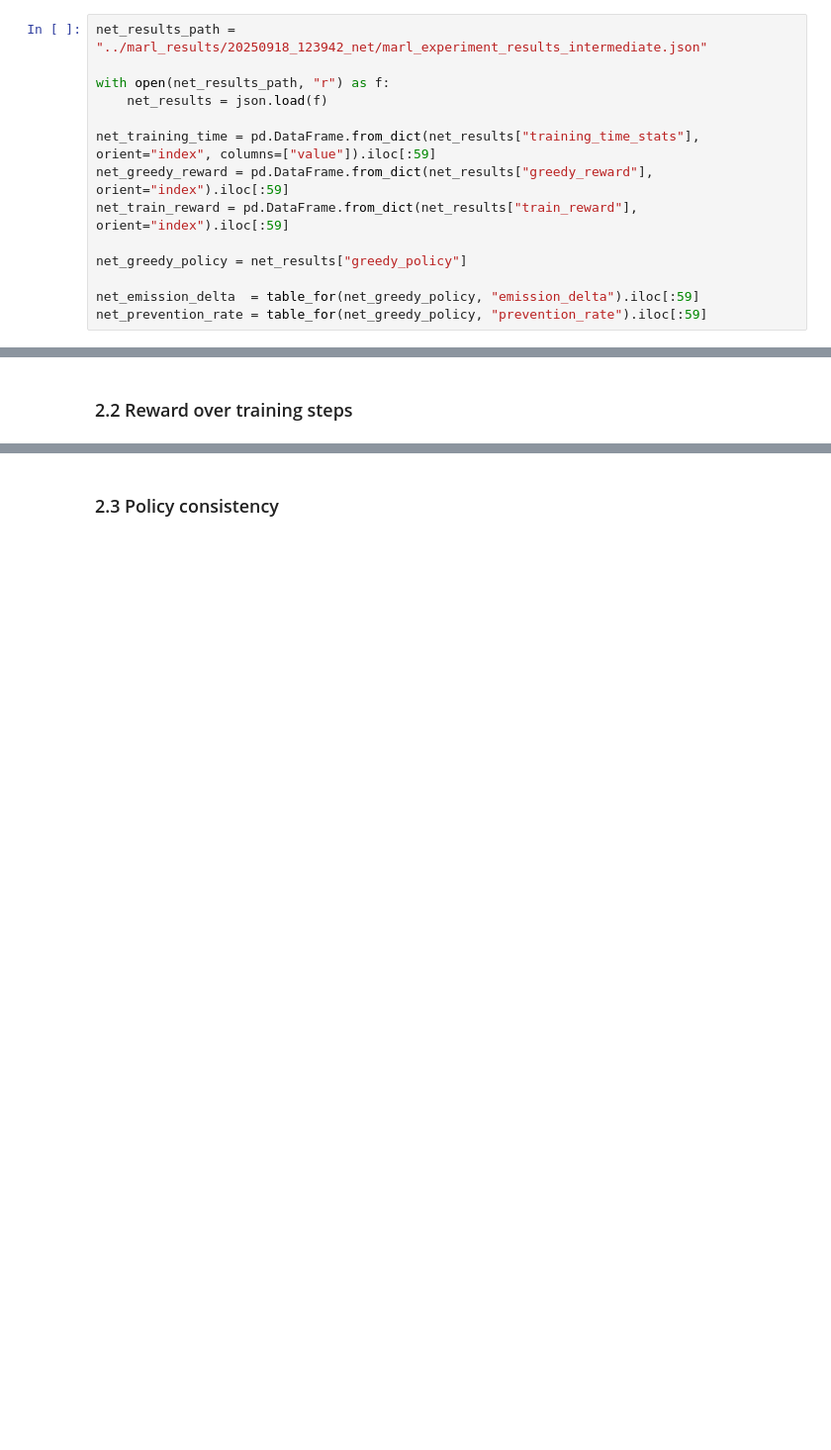
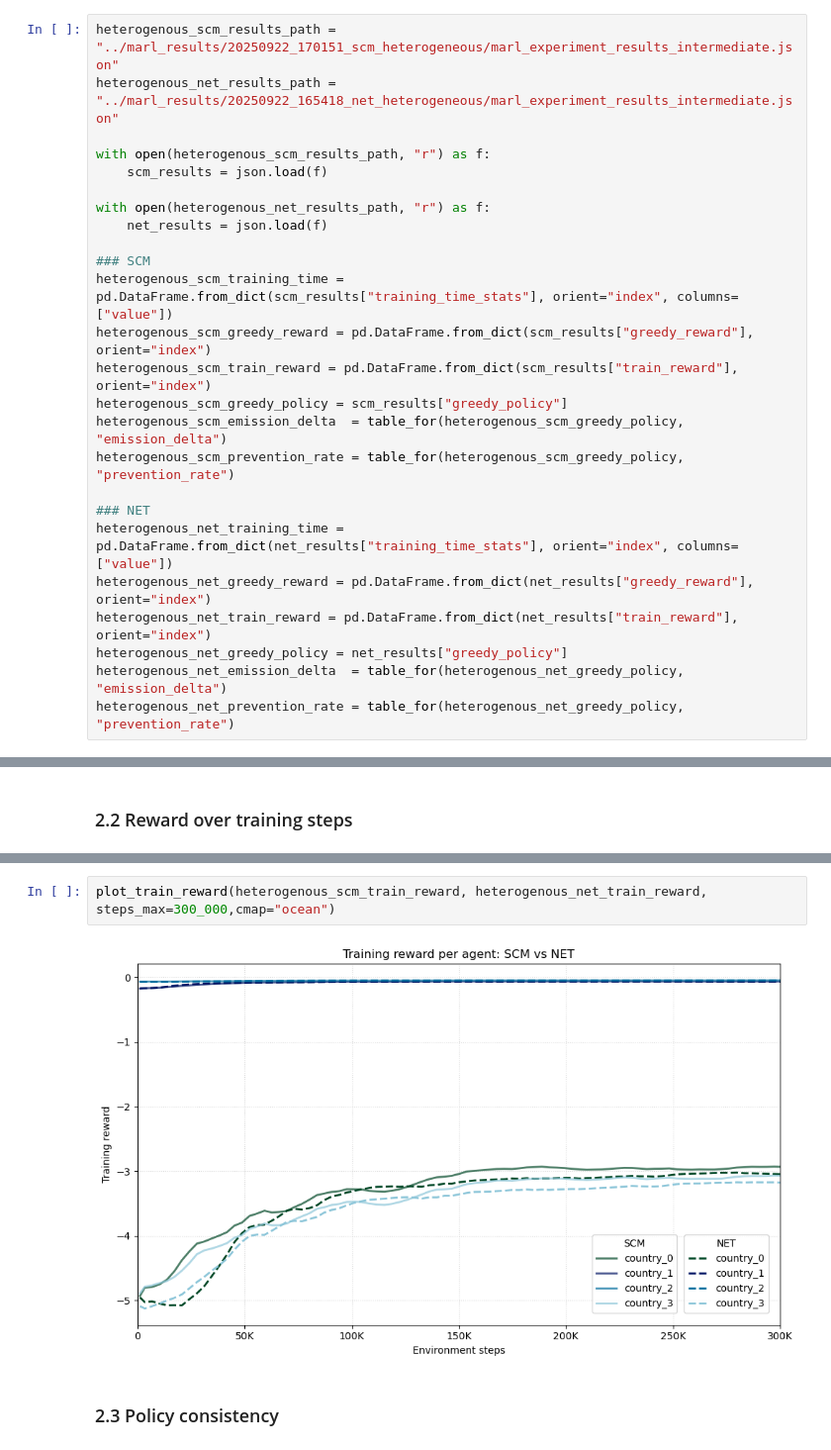
Before and after one commit to oskarbohnlassen/ciceroscm-surrogate, a Jupyter notebook: notebooks/marl_results.ipynb, the cells around one changed output, grey strips where cells are left out. Shown at 99% size. Cells and saved outputs as stored; diff of their text form; blank space fills up the shorter version.

```diff
--- a/notebooks/marl_results.ipynb
+++ b/notebooks/marl_results.ipynb
@@ -41,17 +42,28 @@ scm_prevention_rate = table_for(scm_greedy_policy, "prevention_rate").iloc[:59]
 # %%
-net_results_path = "../marl_results/20250918_123942_net/marl_experiment_results_intermediate.json"
+heterogenous_scm_results_path = "../marl_results/20250922_170151_scm_heterogeneous/marl_experiment_results_intermediate.json"
+heterogenous_net_results_path = "../marl_results/20250922_165418_net_heterogeneous/marl_experiment_results_intermediate.json"
 
-with open(net_results_path, "r") as f:
+with open(heterogenous_scm_results_path, "r") as f:
+    scm_results = json.load(f)
+
+with open(heterogenous_net_results_path, "r") as f:
     net_results = json.load(f)
 
-net_training_time = pd.DataFrame.from_dict(net_results["training_time_stats"], orient="index", columns=["value"]).iloc[:59]
-net_greedy_reward = pd.DataFrame.from_dict(net_results["greedy_reward"], orient="index").iloc[:59]
-net_train_reward = pd.DataFrame.from_dict(net_results["train_reward"], orient="index").iloc[:59]
+### SCM
+heterogenous_scm_training_time = pd.DataFrame.from_dict(scm_results["training_time_stats"], orient="index", columns=["value"])
+heterogenous_scm_greedy_reward = pd.DataFrame.from_dict(scm_results["greedy_reward"], orient="index")
+heterogenous_scm_train_reward = pd.DataFrame.from_dict(scm_results["train_reward"], orient="index")
+heterogenous_scm_greedy_policy = scm_results["greedy_policy"]
+heterogenous_scm_emission_delta  = table_for(heterogenous_scm_greedy_policy, "emission_delta")
+heterogenous_scm_prevention_rate = table_for(heterogenous_scm_greedy_policy, "prevention_rate")
 
-net_greedy_policy = net_results["greedy_policy"]
-
-net_emission_delta  = table_for(net_greedy_policy, "emission_delta").iloc[:59]
-net_prevention_rate = table_for(net_greedy_policy, "prevention_rate").iloc[:59]
+### NET
+heterogenous_net_training_time = pd.DataFrame.from_dict(net_results["training_time_stats"], orient="index", columns=["value"])
+heterogenous_net_greedy_reward = pd.DataFrame.from_dict(net_results["greedy_reward"], orient="index")
+heterogenous_net_train_reward = pd.DataFrame.from_dict(net_results["train_reward"], orient="index")
+heterogenous_net_greedy_policy = net_results["greedy_policy"]
+heterogenous_net_emission_delta  = table_for(heterogenous_net_greedy_policy, "emission_delta")
+heterogenous_net_prevention_rate = table_for(heterogenous_net_greedy_policy, "prevention_rate")
 # %% [markdown]
 ## 2. Charts and figures
 # %% [markdown]
@@ -175,2 +89,6 @@ plot_train_reward(scm_train_reward, net_train_reward, steps_max=200_000,cmap="oc
+# %%
+plot_train_reward(heterogenous_scm_train_reward, heterogenous_net_train_reward, steps_max=300_000,cmap="ocean")
+# %% [output]
+[figure, added]
 # %% [markdown]
 ### 2.3 Policy consistency
```
Also changed, not shown: parts of 11 cells of this notebook, 31 other files.
